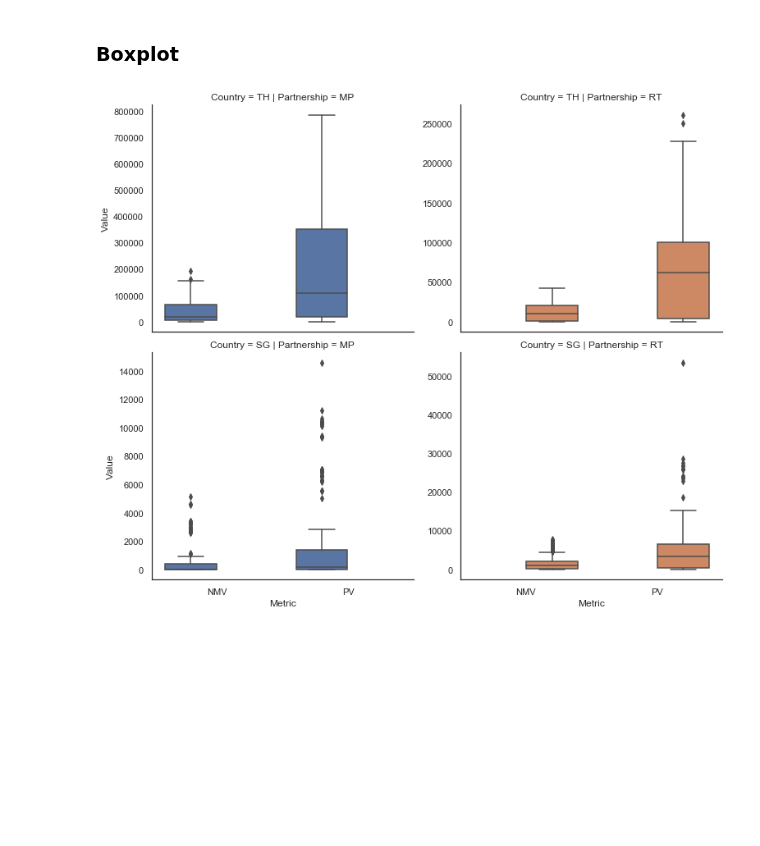
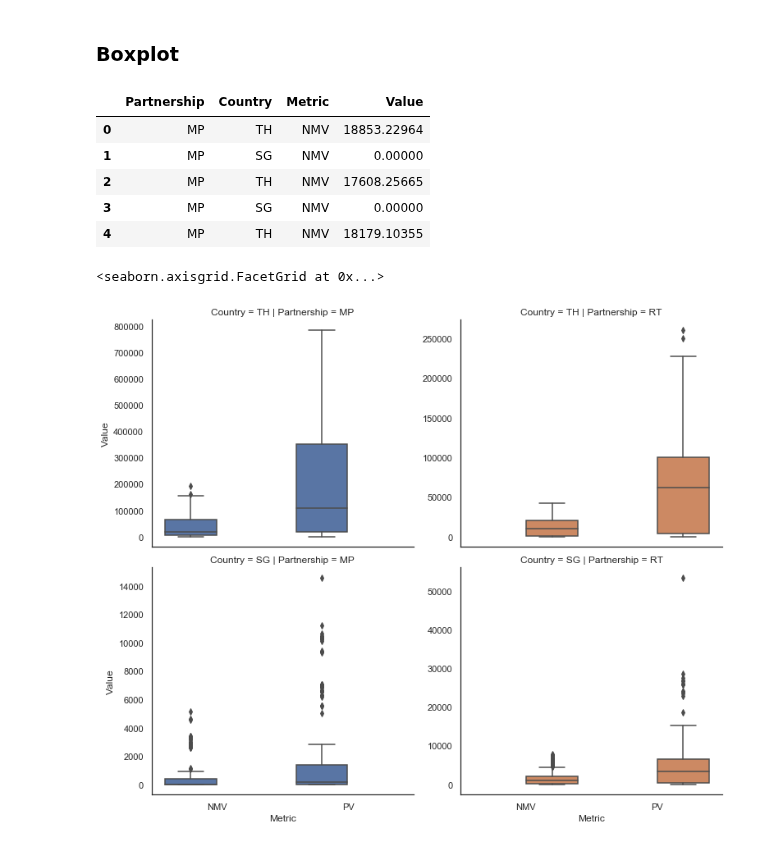
Before and after one commit to khzt2004/Python, a Jupyter notebook: Pandas_Notebook_Reference.ipynb, the cells around one changed output. Cells and saved outputs as stored; diff of their text form; code cells hidden in the pictures; blank space fills up the shorter version.

```diff
--- a/Pandas_Notebook_Reference.ipynb
+++ b/Pandas_Notebook_Reference.ipynb
@@ -756,18 +757,28 @@ sns.scatterplot(
 # %%
 b = filter_df[(filter_df['Year'] == 2018) & (filter_df['Country'].str.match("TH|SG"))]
 b = b[['Partnership', 'Country', 'NMV', 'PV']]
 b = b.melt(id_vars=['Partnership', 'Country'], var_name='Metric', value_name='Value')
-b
-
-g = sns.catplot(x="Metric",
-                y="Value",
-                hue="Partnership",
-                col="Partnership",
-                row = "Country",
-                data=b,
-                kind="box",
-                height=4.5,
-                aspect=1.2,
-                sharey=False);
+b.head()
 # %% [output]
-[figure, removed]
+|  | Partnership | Country | Metric | Value |
+| 0 | MP | TH | NMV | 18853.22964 |
+| 1 | MP | SG | NMV | 0.00000 |
+| 2 | MP | TH | NMV | 17608.25665 |
+| 3 | MP | SG | NMV | 0.00000 |
+| 4 | MP | TH | NMV | 18179.10355 |
+# %%
+g = sns.catplot(x="Metric",
+                y="Value",
+                hue="Partnership",
+                col="Partnership",
+                row = "Country",
+                data=b,
+                kind="box",
+                height=4.5,
+                aspect=1.2,
+                sharey=False)
+
+g.despine() # prettier layout
+# %% [output]
+<seaborn.axisgrid.FacetGrid at 0x...>
+[figure, added]
```
Also changed, not shown: parts of 5 cells of this notebook.
